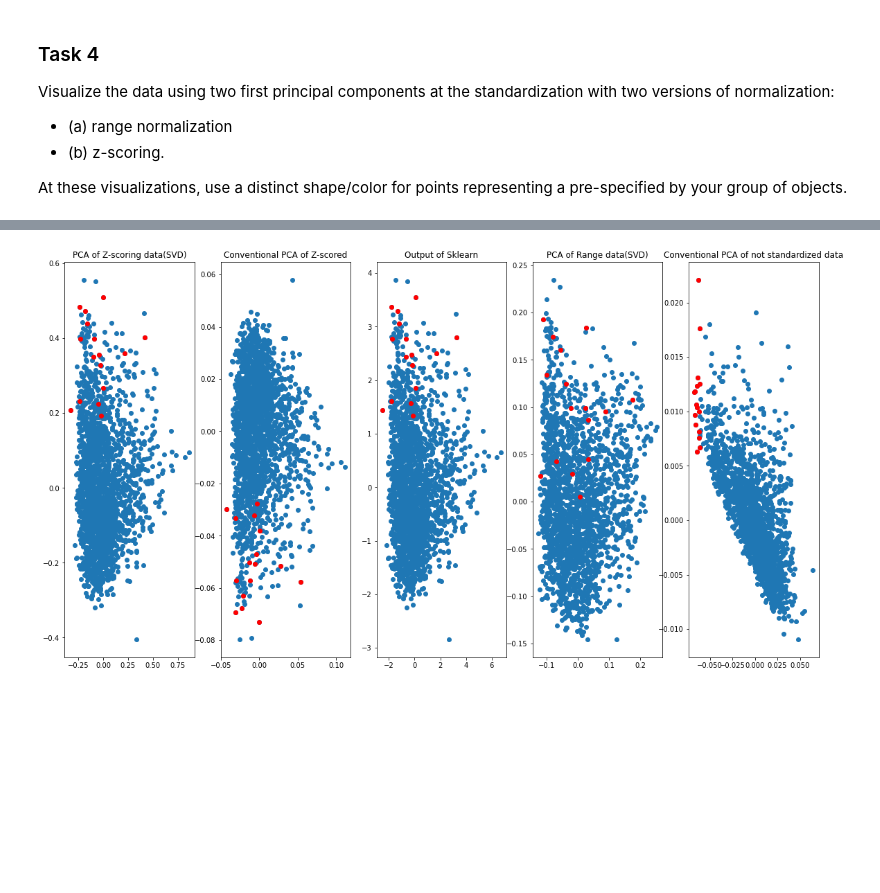
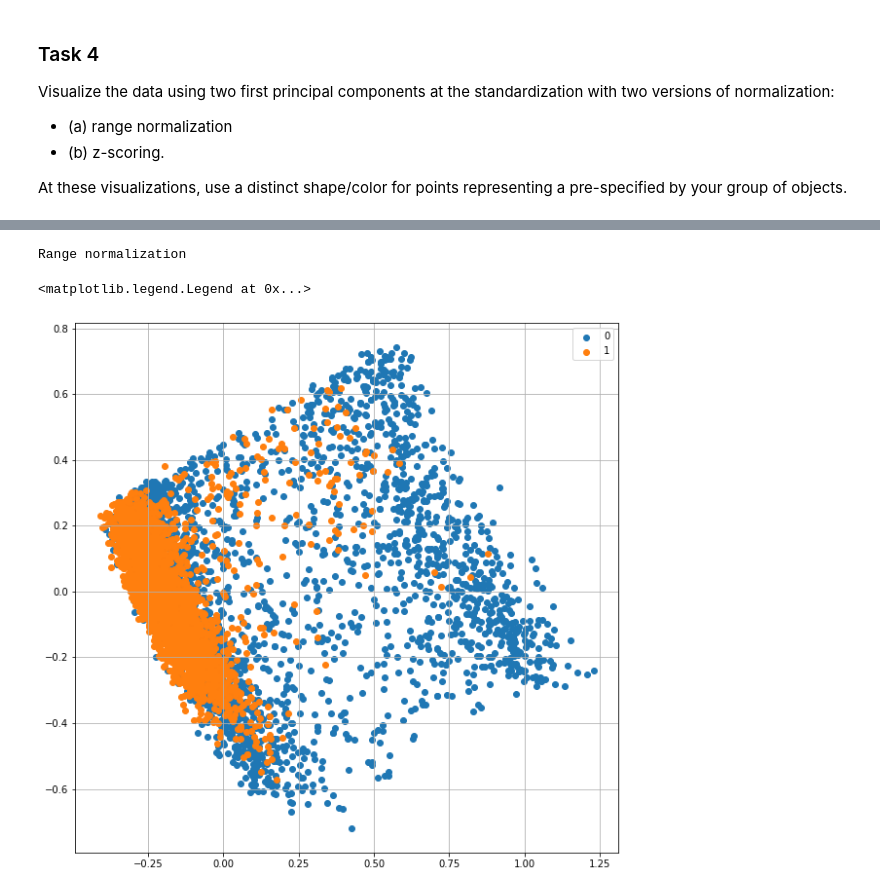
Before and after one commit to TrellixVulnTeam/Modern_Methods_of_Data_Analysis_W8LU, a Jupyter notebook: PCA_SVD.ipynb, the cells around one changed output, grey strips where cells are left out. Cells and saved outputs as stored; diff of their text form; code cells hidden in the pictures; blank space fills up the shorter version.

```diff
--- a/PCA_SVD.ipynb
+++ b/PCA_SVD.ipynb
@@ -7,7 +3,0 @@ We will choose such features, that our clusters will interprete genres of songs.
-# %%
-import numpy as np
-import pandas as pd
-
-spotify_data = pd.read_csv('dataset-of-90s.csv')
-incols = ["danceability","energy","loudness","tempo"]
-spotify_data.head()
@@ -52 +68,13 @@ df_z_std.head()
+# %%
+# standartize data
+df = spotify_data_merged[incols].copy()
+# rescale loudness column
+df[['loudness']] -= df[['loudness']].min()
+df[['loudness']] /= df[['loudness']].max()
+# %%
+from sklearn.preprocessing import StandardScaler, MinMaxScaler
+
+class Range:
+    def fit_transform(self, data):
+        return (data - data.mean(axis=0)) / (data.max(axis=0) - data.min(axis=0))
 # %% [markdown]
@@ -145,0 +117,4 @@ for i in arg_top5:
+# %%
+df_z = StandardScaler().fit_transform(df)
+df_rnk = MinMaxScaler().fit_transform(df)
+df_rng = Range().fit_transform(df)
@@ -495,33 +173,20 @@ pc1, pc2 = pcas[:, 0], pcas[:, 1]
-# %%
-
-fig = plt.figure(figsize=(19.5, 10.5))
-
-ax = fig.add_subplot(151)
-ax.scatter(z_z0, z_z1)
-ax.scatter(z_z0[subset], z_z1[subset], c='r',)
-plt.title("PCA of Z-scoring data(SVD)")
-
-
-ax = fig.add_subplot(152)
-ax.scatter(pc1_x_z, pc2_x_z)
-ax.scatter(pc1_x_z[subset], pc2_x_z[subset], c='r',)
-plt.title("Conventional PCA of Z-scored")
-
-ax = fig.add_subplot(153)
-ax.scatter(pc1, pc2)
-ax.scatter(pc1[subset], pc2[subset], c='r',)
-plt.title("Output of Sklearn")
-
-ax = fig.add_subplot(154)
-plt.scatter(z_r0, z_r1)
-ax.scatter(z_r0[subset], z_r1[subset], c='r',)
-plt.title("PCA of Range data(SVD)")
-
-ax = fig.add_subplot(155)
-ax.scatter(pc1_x, pc2_x)
-ax.scatter(pc1_x[subset], pc2_x[subset], c='r',)
-plt.title("Conventional PCA of not standardized data")
-
-plt.show()
-# %% [output]
-[figure, removed]
+# %%
+import matplotlib.pyplot as plt
+from sklearn.decomposition import PCA
+
+
+labels = spotify_data_merged['target'].values
+unique_labels = np.unique(labels)
+print('Range normalization')
+pca_df = PCA(n_components=2, svd_solver='full').fit_transform(df_rng)
+plt.figure(figsize=(10, 10))
+for label in unique_labels:
+    label_rows = np.where(labels == label)
+    label_pca_df = pca_df[label_rows]
+    plt.scatter(label_pca_df[:, 0], label_pca_df[:, 1], label=label)
+plt.grid()
+plt.legend()
+# %% [output]
+Range normalization
+<matplotlib.legend.Legend at 0x...>
+[figure, added]
```
Also changed, not shown: parts of 58 cells of this notebook, 5 other files.
